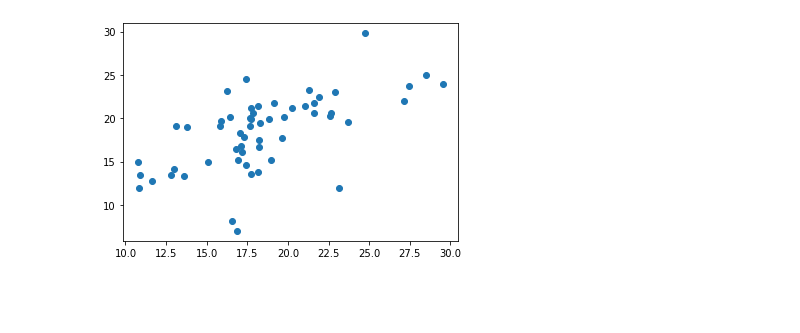
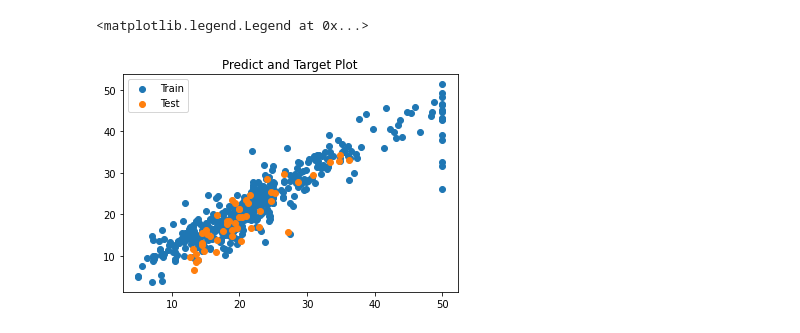
Before and after one commit to Phrmth/New, a Jupyter notebook: Neural_Net_from_scratch_on_Boston_Dataset.ipynb, the cells around one changed output. Drawn from its saved outputs; the diff is of its cells as text; code cells hidden in the pictures; blank space fills up the shorter version.

```diff
--- a/Neural_Net_from_scratch_on_Boston_Dataset.ipynb
+++ b/Neural_Net_from_scratch_on_Boston_Dataset.ipynb
@@ -20,4 +20,8 @@ from sklearn.datasets import load_boston
 
 X, y = load_boston(return_X_y=True)
 X = torch.from_numpy(X.astype(np.float32)); y = torch.from_numpy(y.astype(np.float32)); X.shape, y.shape
+
+# Creating train and validation dataset
+x_train  = X[50:506]; x_valid = X[0:50] ; y_train = y[50:506]; y_valid = y[0:50]
+x_train.shape,y_train.shape,x_valid.shape, y_valid.shape
 # %% [output]
@@ -25,4 +31,0 @@ X = torch.from_numpy(X.astype(np.float32)); y = torch.from_numpy(y.astype(np.flo
-# %%
-# Creating train and validation dataset
-x_train  = X[0:450]; x_valid = X[450:506] ; y_train = y[0:450]; y_valid = y[450:506]
-x_train.shape,y_train.shape,x_valid.shape, y_valid.shape
@@ -153,8 +137,0 @@ plt.plot(range(25),loss)
-# %%
-torch.Tensor.ndim = property(lambda self: len(self.shape))  # Fix it
-for xv, yv in dl_valid:
-  model = model.to('cpu')
-  pred = model(xv)
-  plt.scatter(pred.detach().numpy(), yv.detach().numpy())
-# %% [output]
-[figure, removed]
@@ -162,0 +138,11 @@ model.predict()
+# %%
+model = model.to('cpu')
+predicted = model(x_norm).detach().numpy()
+plt.scatter(y_train, predicted, label='Train')
+plt.scatter(y_valid, model(x_valid).detach().numpy(), label='Test')
+
+plt.title('Predict and Target Plot')
+plt.legend(loc="upper left")
+# %% [output]
+<matplotlib.legend.Legend at 0x...>
+[figure, added]
```
Also changed, not shown: parts of 15 cells of this notebook.
